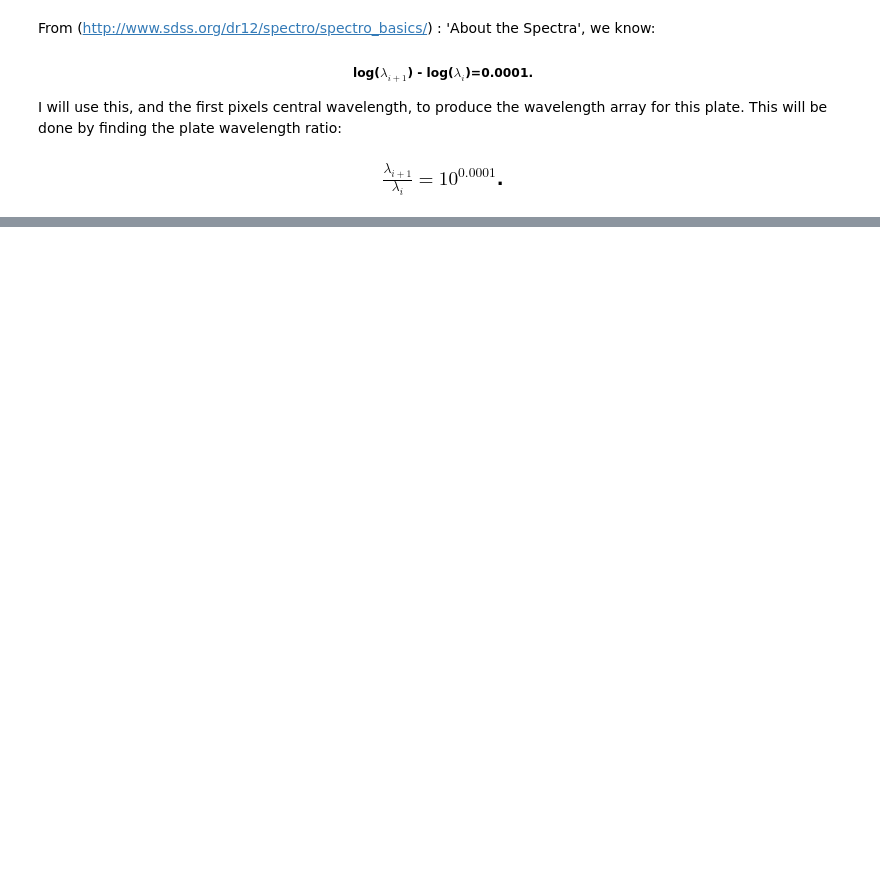
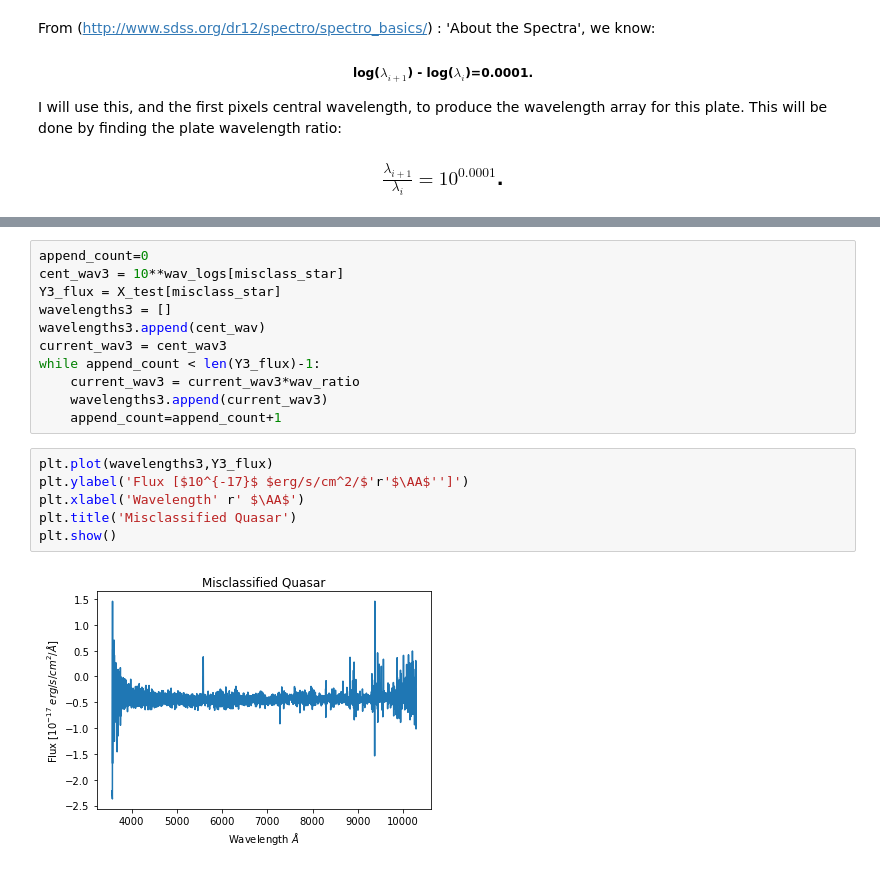
Before and after one commit to ihothi/MSciCode, a Jupyter notebook: NeuralNetwork.ipynb, the cells around one changed output, grey strips where cells are left out. Drawn from its saved outputs; the diff is of its cells as text; blank space fills up the shorter version.

```diff
--- a/NeuralNetwork.ipynb
+++ b/NeuralNetwork.ipynb
@@ -179,0 +227,19 @@ plt.show()
+# %%
+append_count=0
+cent_wav3 = 10**wav_logs[misclass_star]
+Y3_flux = X_test[misclass_star]
+wavelengths3 = []
+wavelengths3.append(cent_wav)
+current_wav3 = cent_wav3
+while append_count < len(Y3_flux)-1:
+    current_wav3 = current_wav3*wav_ratio
+    wavelengths3.append(current_wav3)
+    append_count=append_count+1
+# %%
+plt.plot(wavelengths3,Y3_flux)
+plt.ylabel('Flux [$10^{-17}$ $erg/s/cm^2/$'r'$\AA$'']')
+plt.xlabel('Wavelength' r' $\AA$')
+plt.title('Misclassified Quasar')
+plt.show()
+# %% [output]
+[figure, added]
```
Also changed, not shown: parts of 12 cells of this notebook.
